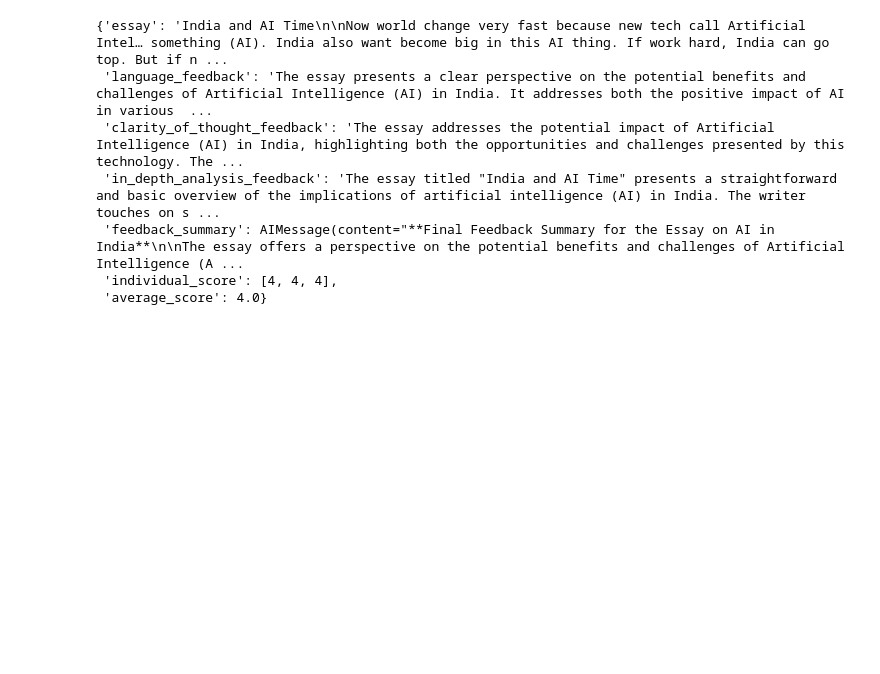
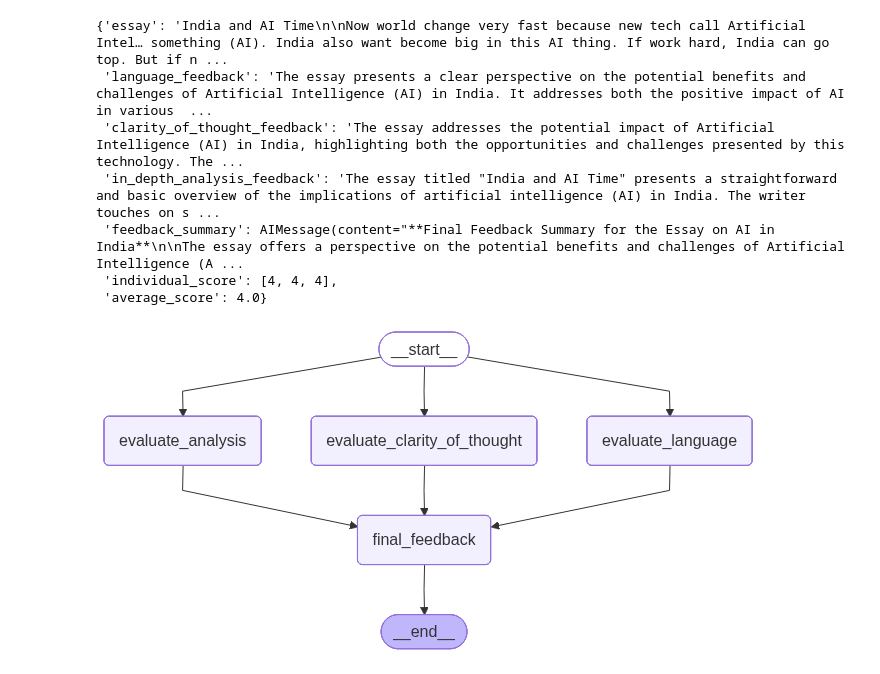
Before and after one commit to Rajendra-Pd-Joshi/Agentic-AI-using-LangGraph, a Jupyter notebook: 2.parallel_workflow/2_essay_evaluation.ipynb, the cells around one changed output. Drawn from its saved outputs; the diff is of its cells as text; code cells hidden in the pictures; blank space fills up the shorter version.

Commit message:
parallel workflow

```diff
--- a/2.parallel_workflow/2_essay_evaluation.ipynb
+++ b/2.parallel_workflow/2_essay_evaluation.ipynb
@@ -143,3 +143,7 @@ workflow.invoke(input={"essay":essay2})
  'feedback_summary': AIMessage(content="**Final Feedback Summary for the Essay on AI in India**\n\nThe essay offers a perspective on the potential benefits and challenges of Artificial Intelligence (A ...
  'individual_score': [4, 4, 4],
  'average_score': 4.0}
+# %%
+workflow
+# %% [output]
+[figure, added]
```
Also changed, not shown: 1 other file.
